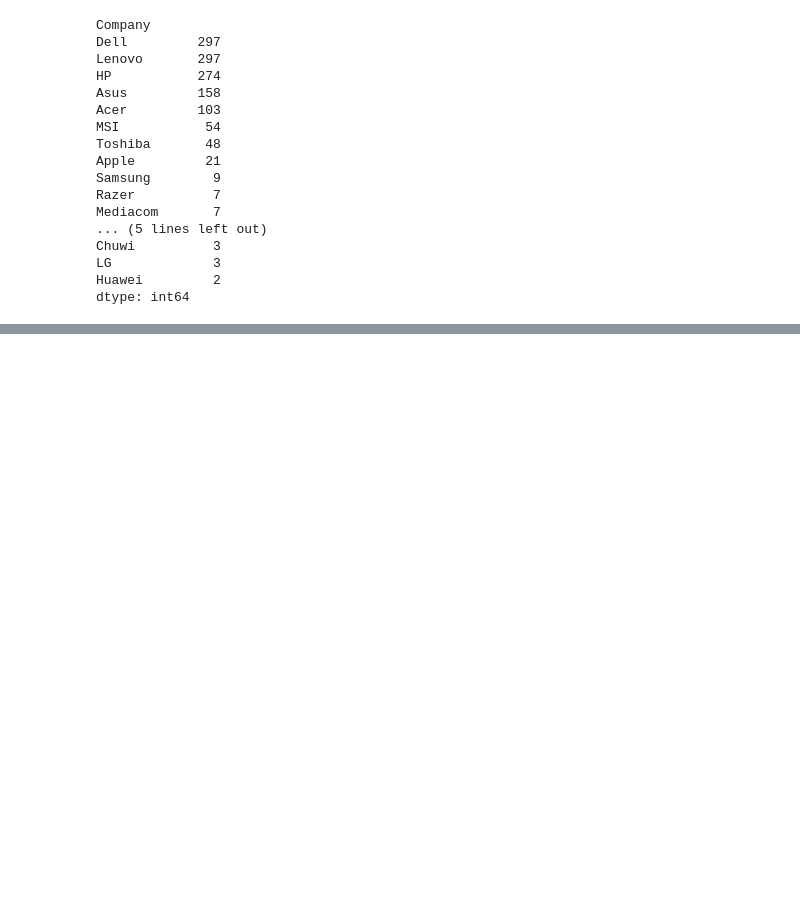
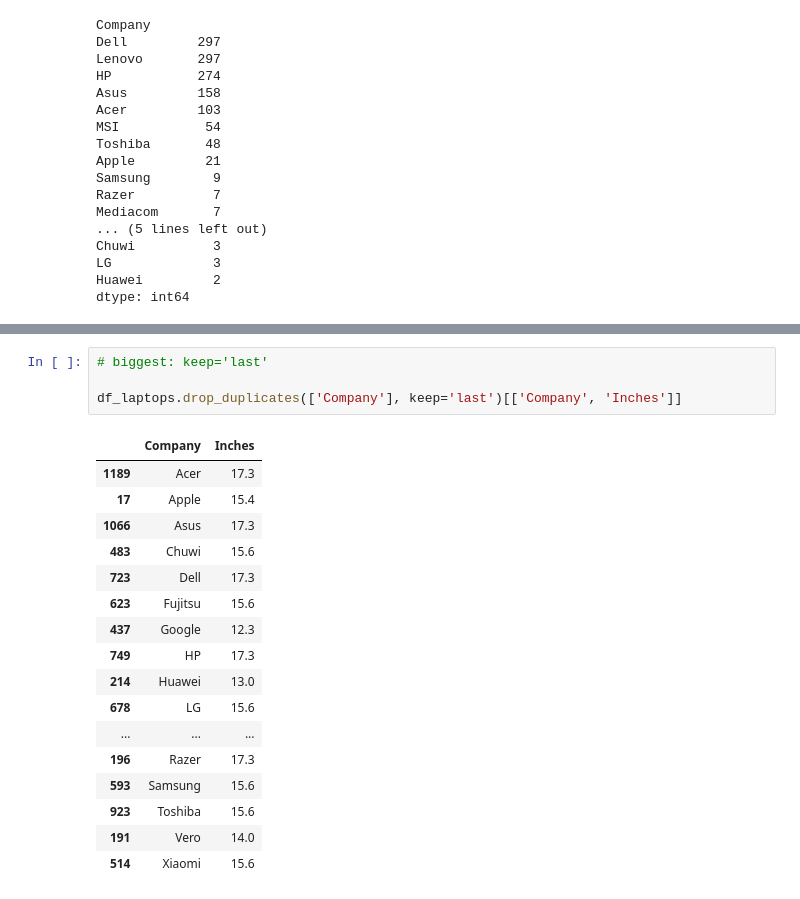
Before and after one commit to sanjula77/Data-Science, a Jupyter notebook: Filtering_Data.ipynb, the cells around one changed output, grey strips where cells are left out. Saved outputs shown, nothing was run; the diff lists cells and outputs as text; blank space fills up the shorter version.

```diff
--- a/Filtering_Data.ipynb
+++ b/Filtering_Data.ipynb
@@ -477,0 +516,22 @@ dtype: int64
+# %%
+# biggest: keep='last'
+
+df_laptops.drop_duplicates(['Company'], keep='last')[['Company', 'Inches']]
+# %% [output]
+|  | Company | Inches |
+| 1189 | Acer | 17.3 |
+| 17 | Apple | 15.4 |
+| 1066 | Asus | 17.3 |
+| 483 | Chuwi | 15.6 |
+| 723 | Dell | 17.3 |
+| 623 | Fujitsu | 15.6 |
+| 437 | Google | 12.3 |
+| 749 | HP | 17.3 |
+| 214 | Huawei | 13.0 |
+| 678 | LG | 15.6 |
+| ... | ... | ... |
+| 196 | Razer | 17.3 |
+| 593 | Samsung | 15.6 |
+| 923 | Toshiba | 15.6 |
+| 191 | Vero | 14.0 |
+| 514 | Xiaomi | 15.6 |
```
Also changed, not shown: parts of 3 cells of this notebook.
